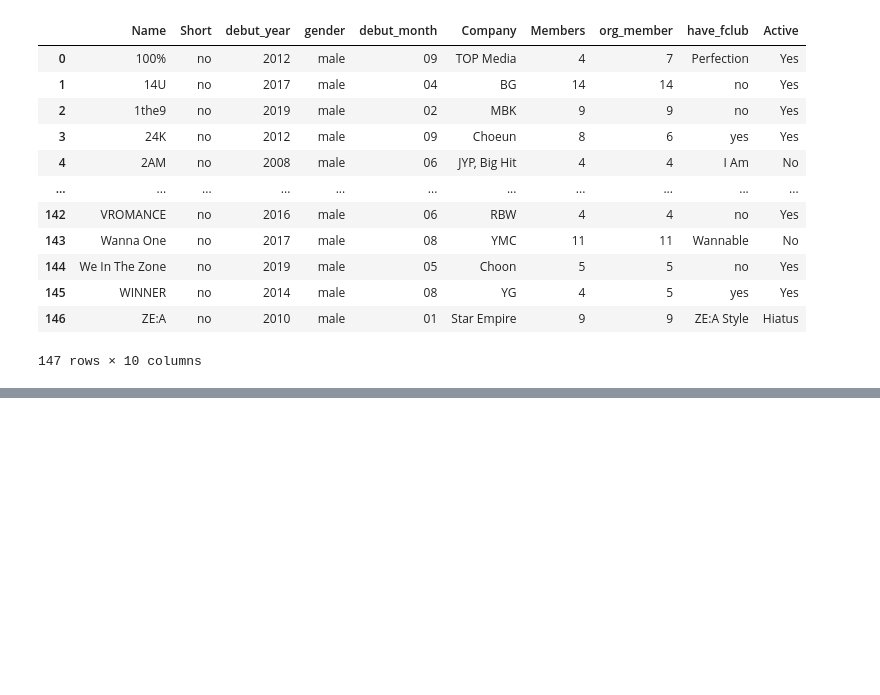
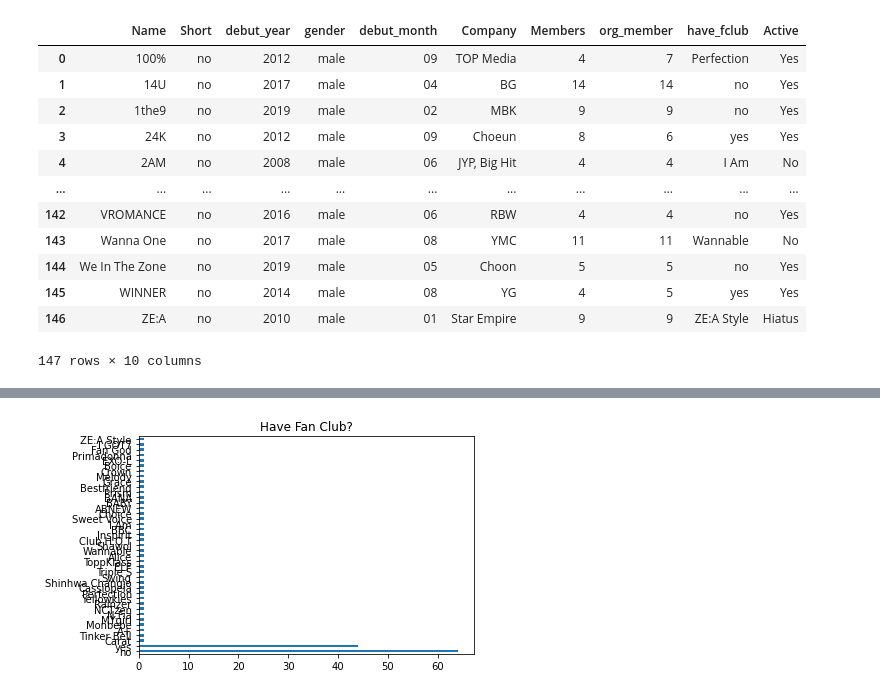
Before and after one commit to Tek-nr/BTSvsALL, a Jupyter notebook: KPop_Analysis/K-Pop_Analysis.ipynb, the cells around one changed output, grey strips where cells are left out. Cells and saved outputs as stored; diff of their text form; code cells hidden in the pictures; blank space fills up the shorter version.

```diff
--- a/KPop_Analysis/K-Pop_Analysis.ipynb
+++ b/KPop_Analysis/K-Pop_Analysis.ipynb
@@ -619,0 +806,4 @@ boy_groups
+# %%
+boy_groups.have_fclub.value_counts().plot.barh().set_title("Have Fan Club?");
+# %% [output]
+[figure, added]
```
Also changed, not shown: parts of 19 cells of this notebook.
